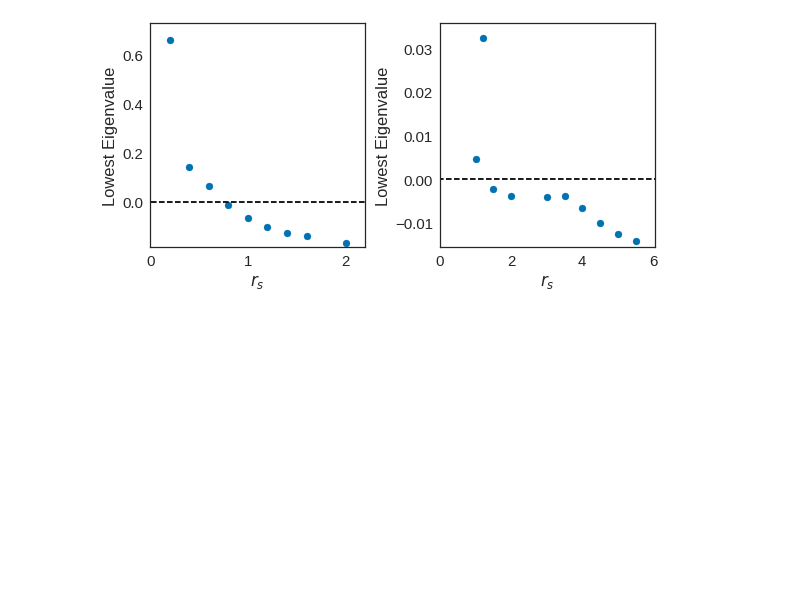
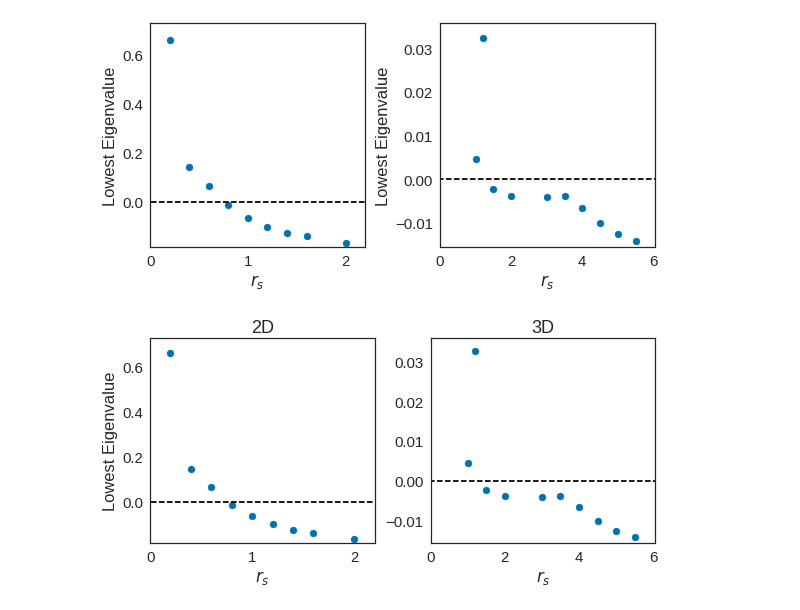
Before and after one commit to ecurtin2/HF-Stability, a Jupyter notebook: analysis/Analyzer.ipynb, the cells around one changed output. Drawn from its saved outputs; the diff is of its cells as text; code cells hidden in the pictures; blank space fills up the shorter version.

```diff
--- a/analysis/Analyzer.ipynb
+++ b/analysis/Analyzer.ipynb
@@ -10,15 +10,18 @@ import time
 import matplotlib.gridspec as gridspec
 
 
+
+
+
 sns.set_context('talk')
 sns.set(font_scale=1.5)
 sns.set_style('white')
 sns.set_palette('colorblind')
 %matplotlib inline
 
-df = HFSA.directory_to_df('./log')
-df.to_pickle("HFSDataFrame.pickle")
-
+#df = HFSA.directory_to_df('./log')
+#df.to_pickle("HFSDataFrame.pickle")
+df = pd.read_pickle("HFSDataFrame.pickle")
 #df = HFSA.add_Dir_to_pickle_df("HFSDataFrame.pickle", dirname='../HFS/log', moveto='../archive/logfiles')
 df3D = df[df['ndim'] == 3]
 df3D = df3D[np.isfinite(df3D['Dav_final_val'])]
@@ -29,3 +29,7 @@ Wall time: 3min 40s
+# %%
+# Matplotlib defaults
+plt.rcParams['savefig.transparent'] = True
+plt.rcParams['savefig.format'] = 'eps'
 # %%
 '''
 reload(HFSA)
@@ -111,0 +109,15 @@ ax.le
+# %%
+from imp import reload
+reload(HFSA)
+
+fig = plt.figure(figsize=(8, 4))
+axes, gs = HFSA.subplotByDfList(dflist_maxNk, fig, HFSA.plot_stability, shape=(1, 2))
+axes[0][1].set_ylabel('')
+axes[0][0].set_title('2D')
+axes[0][1].set_title('3D')
+plt.tight_layout()
+plt.savefig("../doc/images/2d3dstability.eps")
+plt.sharey = True
+plt.show()
+# %% [output]
+[figure, added]
```
Also changed, not shown: parts of 5 cells of this notebook, 12 other files.
